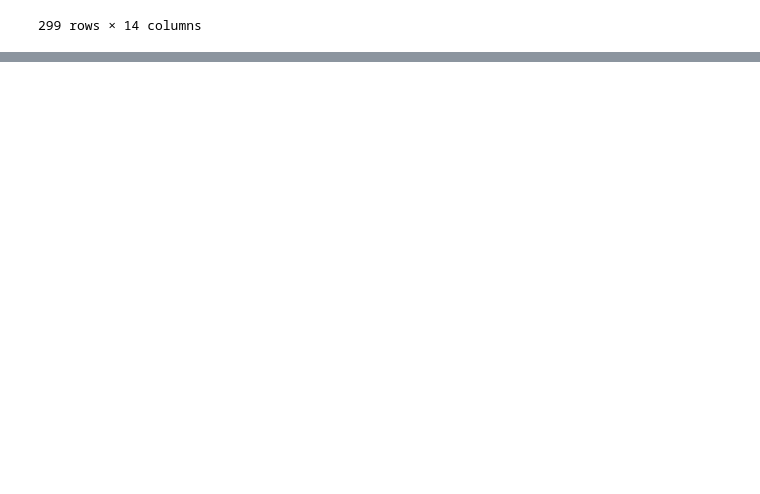
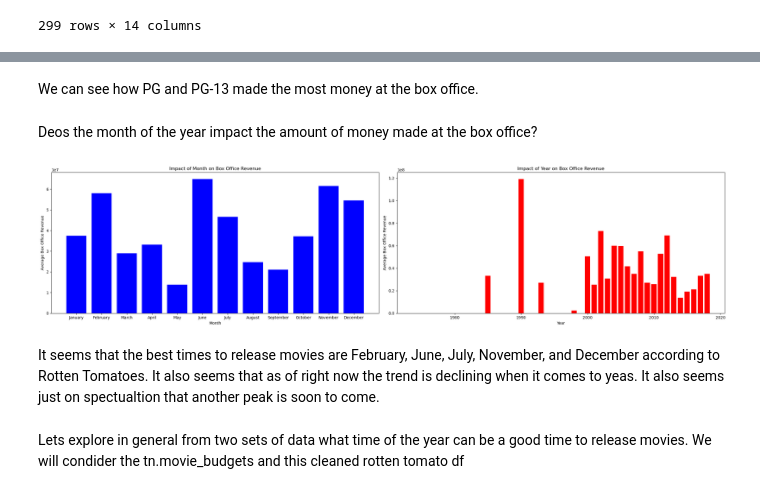
Before and after one commit to CrisThatOneCris/dsc-phase-1-project-v2-4, a Jupyter notebook: exploratory.ipynb, the cells around one changed output, grey strips where cells are left out. Drawn from its saved outputs; the diff is of its cells as text; code cells hidden in the pictures; blank space fills up the shorter version.

```diff
--- a/exploratory.ipynb
+++ b/exploratory.ipynb
@@ -514,0 +517,15 @@ rt_grouped
+# %%
+for movie in rt_grouped:
+    # Create a rating list where they do not duplicate
+    rating = []
+    for letter in rt_grouped['rating_x']:
+        rating.append(letter)
+    rating = list(set(rating))
+# Convert our box_office value datatype to numeric since it is a string
+rt_grouped['box_office'] = rt_grouped['box_office'].str.replace(',', '')
+rt_grouped['box_office'] = rt_grouped['box_office'].astype(float)
+# Calculate the average per rating
+avg_box_office_rating = rt_grouped.groupby('rating_x')['box_office'].mean()
+
+print(rating)
+print(avg_box_office_rating)
@@ -514,0 +543,4 @@ rt_grouped
+# %%
+rating_to_drop = 'NR'
+rt_grouped = rt_grouped.drop(rt_grouped[rt_grouped['rating_x'] == rating_to_drop].index)
+rt_grouped
@@ -514,0 +594,42 @@ rt_grouped
+# %% [markdown]
+We can see how PG and PG-13 made the most money at the box office.
+# %% [markdown]
+Deos the month of the year impact the amount of money made at the box office?
+# %%
+import calendar
+# Convert 'theater_date' column to datetime format
+rt_grouped['theater_date'] = pd.to_datetime(rt_grouped['theater_date'], format='%b %d, %Y')
+
+# Extract the month from 'theater_date'
+rt_grouped['month'] = rt_grouped['theater_date'].dt.month
+# Extract the year from 'theater_date'
+rt_grouped['year'] = rt_grouped['theater_date'].dt.year
+# Group the data by month and calculate the average box office revenue
+avg_box_office_month = rt_grouped.groupby('month')['box_office'].mean()
+# Group the data by year and average box office revenue
+avg_box_office_year = rt_grouped.groupby('year')['box_office'].mean()
+# Get Month Names
+month_names = [calendar.month_name[i] for i in range(1, 13)]
+# Create a figure with two subplots
+fig, (ax1, ax2) = plt.subplots(1, 2, figsize=(25, 6))
+
+# Plot the average box office revenue by month
+ax1.bar(month_names, avg_box_office_month.values, color='b')
+ax1.set_xlabel('Month')
+ax1.set_ylabel('Average Box Office Revenue')
+ax1.set_title('Impact of Month on Box Office Revenue')
+
+# Plot the average box office revenue by year
+ax2.bar(avg_box_office_year.index, avg_box_office_year.values, color='r')
+ax2.set_xlabel('Year')
+ax2.set_ylabel('Average Box Office Revenue')
+ax2.set_title('Impact of Year on Box Office Revenue')
+
+plt.tight_layout()
+plt.show()
+# %% [output]
+[figure, added]
+# %% [markdown]
+It seems that the best times to release movies are February, June, July, November, and December according to Rotten Tomatoes. It also seems that as of right now the trend is declining when it comes to yeas. It also seems just on spectualtion that another peak is soon to come.
+# %% [markdown]
+Lets explore in general from two sets of data what time of the year can be a good time to release movies. We will condider the tn.movie_budgets and this cleaned rotten tomato df
```
Also changed, not shown: parts of 24 cells of this notebook.
